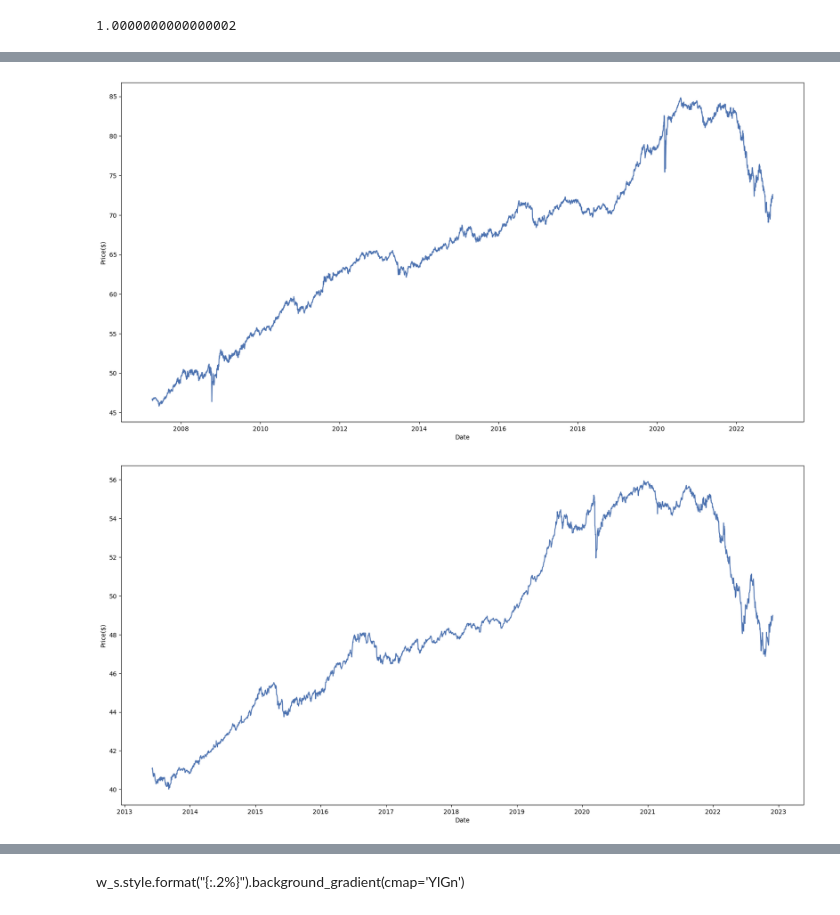
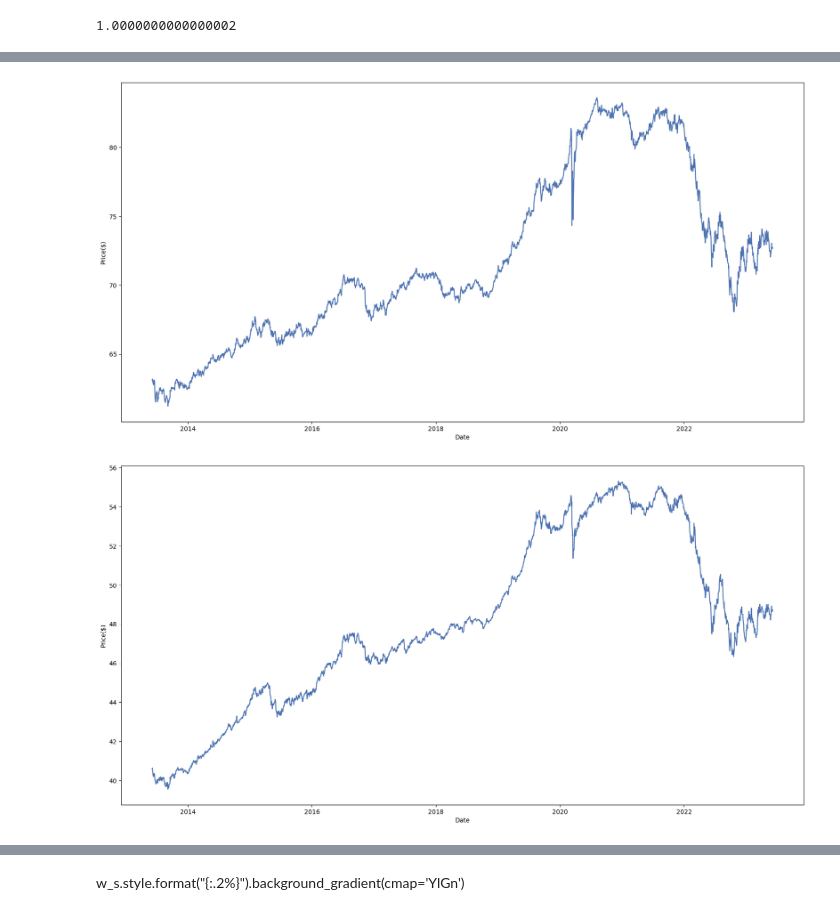
Before and after one commit to uredkar/BAU, a Jupyter notebook: python/Portfolio.ipynb, the cells around one changed output, grey strips where cells are left out. Saved outputs shown, nothing was run; the diff lists cells and outputs as text; code cells hidden in the pictures.

```diff
--- a/python/Portfolio.ipynb
+++ b/python/Portfolio.ipynb
@@ -11,7 +11,7 @@ import yfinance as yf
 import matplotlib.dates as mdates
 from matplotlib.pyplot import figure
 import seaborn
-
+from functools import reduce
 from pypfopt.efficient_frontier import EfficientFrontier
 from pypfopt import risk_models
 from pypfopt import expected_returns
@@ -19,10 +19,11 @@ from pypfopt import expected_returns
 from pypfopt.discrete_allocation import DiscreteAllocation, get_latest_prices
 from pypfopt.plotting import plot_covariance
 import riskfolio as rp
+file_name = 'vanguard.csv'
+symbols = ['VTV','VB', 'VTI', 'SPY','VUG','VXF','VXUS','VGK','VDE','VWO','VTIP','BND','BNDX']
+
 def download(file_name,symbols):
-
-
-    yf_data = yf.download(symbols,  start = "2005-02-01" , end = "2022-12-01")
+    yf_data = yf.download(symbols,  start = "2019-02-01" , end = "2022-12-01")
     newcolnames = [col[0] + col[1] for col in yf_data.columns.values]
     yf_data
     yf_data.columns = newcolnames
@@ -31,0 +50,10 @@ def download(file_name,symbols):
+# %%
+df_list = []
+for ticker in symbols:
+    df = pd.read_csv(ticker+".csv")
+    df = df.rename(columns={"Adj Close": ticker})
+    df['Date'] = pd.to_datetime(df['Date'])
+    df.drop(['Open', 'High', 'Low', 'Close','Volume'], axis = 1, inplace = True)
+    df_list.append(df.copy())
+# %%
+df = reduce(lambda left, right: pd.merge(left, right, on="Date"), df_list)
@@ -120,36 +213,34 @@ vanguard_adj_close
 # %%
-
-
 def stock_data(prices,col):
 
 
     df = pd.DataFrame({'Date':prices.index, 'Values':prices[col]})
 
     x = df.index.tolist()
     y = df['Values'].tolist()
 
     locator = mdates.AutoDateLocator()
     formatter = mdates.ConciseDateFormatter(locator)
     ax = plt.gca()
     ax.xaxis.set_major_locator(locator)
     ax.xaxis.set_major_formatter(formatter)
 
 
 
     #plt.style.use('dark_background')
     plt.plot(x,y)
 
     plt.ylabel('Price($)')
     plt.xlabel('Date', rotation=0)
 
     plt.show()
-stock_data(df_vanguard,"Adj CloseBND")
+stock_data(df_vanguard,"BND")
 # %% [output]
-[figure, old version]
+[figure, new version]
 # %%
-stock_data(df_vanguard,"Adj CloseBNDX")
+stock_data(df_vanguard,"BNDX")
 # %% [output]
-[figure, old version]
+[figure, new version]
 # %%
 
 def plot_hist_returns(title,price_data,period,w):
```
Also changed, not shown: parts of 60 cells of this notebook, 34 other files.
